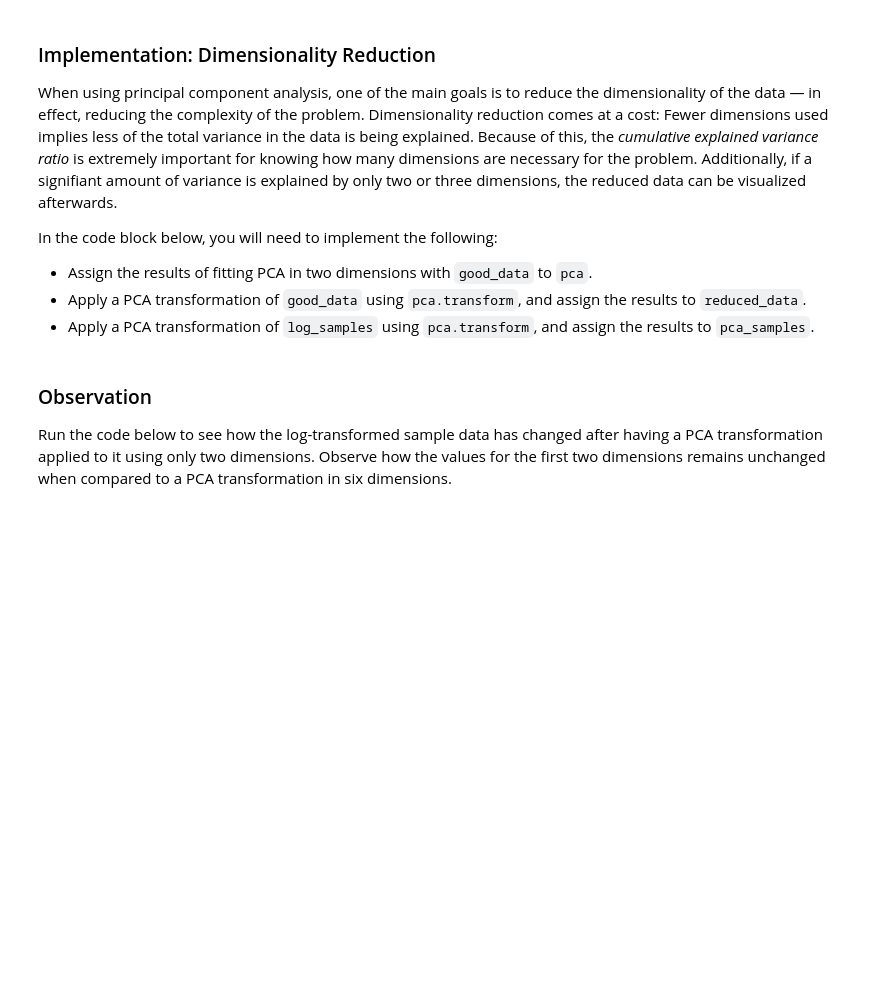
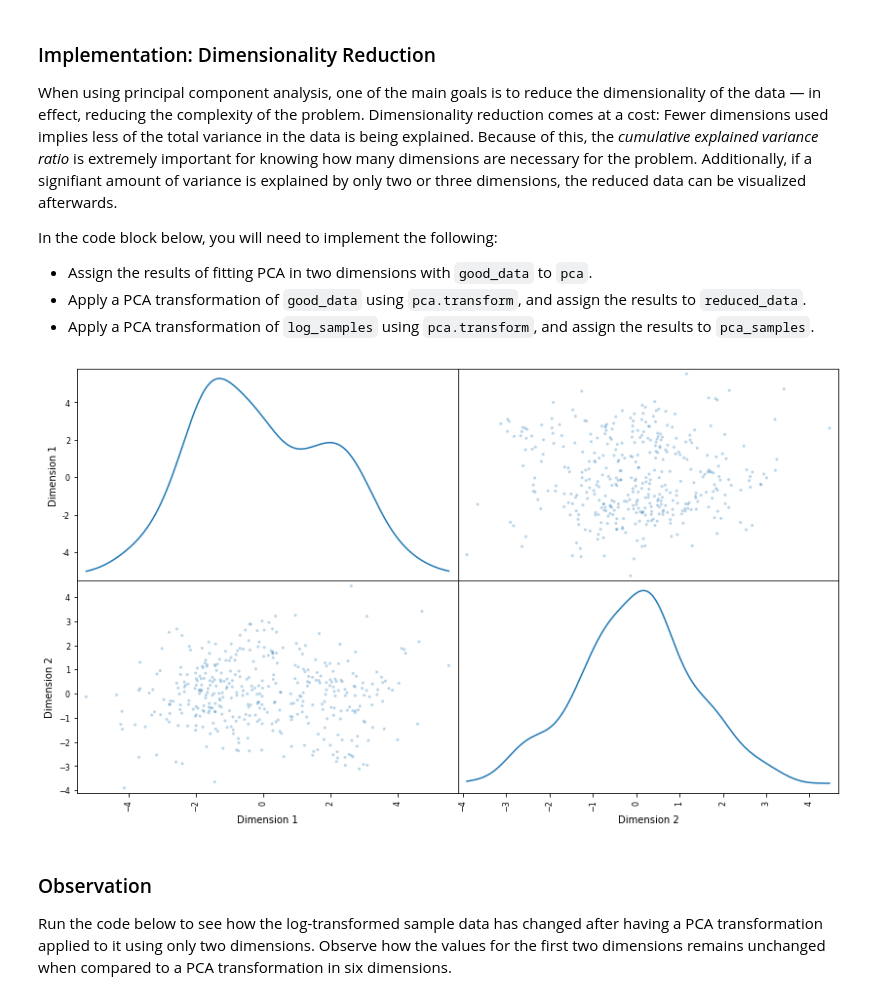
Before and after one commit to consideRatio/machine-learning, a Jupyter notebook: projects/customer_segments/customer_segments.ipynb, the cells around one changed output. Drawn from its saved outputs; the diff is of its cells as text; code cells hidden in the pictures; blank space fills up the shorter version.

```diff
--- a/projects/customer_segments/customer_segments.ipynb
+++ b/projects/customer_segments/customer_segments.ipynb
@@ -292,6 +323,7 @@ In the code block below, you will need to implement the following:
 Once you have performed this implementation, the dataset will be stored in the variable `good_data`.
 # %%
 outliers = set()
+outliers_count = np.zeros(log_data.shape[0])
 
 # For each feature find the data points with extreme high or low values
 # NOTE: I'm using Tukey's method for identifying the outliers
@@ -309,10 +341,13 @@ for feature_index, feature in enumerate(log_data.keys()):
     outliers_selector = ~((log_data[feature] >= Q1 - step) & (log_data[feature] <= Q3 + step))
     display(log_data[outliers_selector])
 
+    # Keep track of how many features each data point has been considered to be an outlier for
+    outliers_count += outliers_selector.astype(dtype=int)
+
+    # Union the previous outliers with the new
     outliers |= set([i for i, b in enumerate(outliers_selector) if b])
 
 # OPTIONAL: Select the indices for data points you wish to remove
-
 # NOTE: The following line could be used to avoid removing the selected samples
 #       in case they were outliers, but I have manually ensured they are not.
 outliers -= set(indices)
@@ -321,6 +356,11 @@ outliers = sorted(list(outliers))
 # Remove the outliers, if any were specified
 good_data = log_data.drop(log_data.index[outliers]).reset_index(drop = True)
 print "Removed {} outliers".format(len(outliers))
+
+multiple_category_outliers = ["index: {:3}, count: {}".format(index, int(count)) for index, count in enumerate(outliers_count) if count > 1]
+print "\nIdentified multiple-category outliers:"
+for mco in multiple_category_outliers:
+    print " - " + mco
 # %% [output]
 Data points considered outliers for the feature 'Fresh':
 |  | Fresh | Milk | Grocery | Frozen | Detergents_Paper | Delicatessen |
@@ -467,16 +514,22 @@ In the code block below, you will need to implement the following:
 # %%
 # DONE: Apply PCA by fitting the good data with only two dimensions
 pca = PCA(n_components=2, random_state=0)
 pca.fit(good_data)
 
 # DONE: Transform the good data using the PCA fit above
 reduced_data = pca.transform(good_data)
 
 # DONE: Transform log_samples using the PCA fit above
 pca_samples = pca.transform(log_samples)
 
 # Create a DataFrame for the reduced data
 reduced_data = pd.DataFrame(reduced_data, columns = ['Dimension 1', 'Dimension 2'])
+
+# QUESTION: How does the distributions look now?
+# OBSERVATION: Perhaps like a bimodal normal distribution?
+pd.plotting.scatter_matrix(reduced_data, alpha = 0.3, figsize = (14,8), diagonal = 'kde');
+# %% [output]
+[figure, added]
 # %% [markdown]
 ### Observation
 Run the code below to see how the log-transformed sample data has changed after having a PCA transformation applied to it using only two dimensions. Observe how the values for the first two dimensions remains unchanged when compared to a PCA transformation in six dimensions.
```
Also changed, not shown: parts of 6 cells of this notebook, 1 other file.
